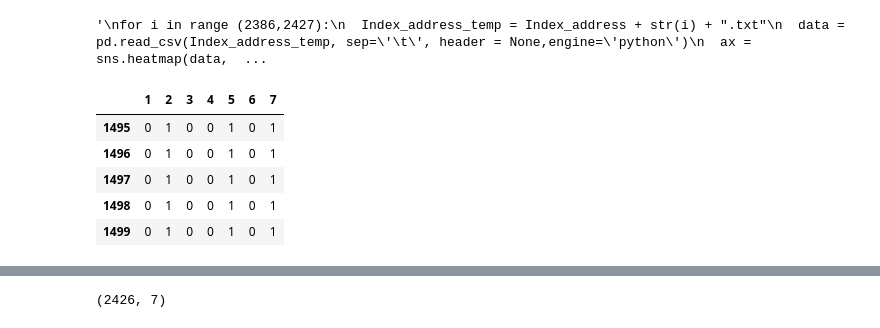
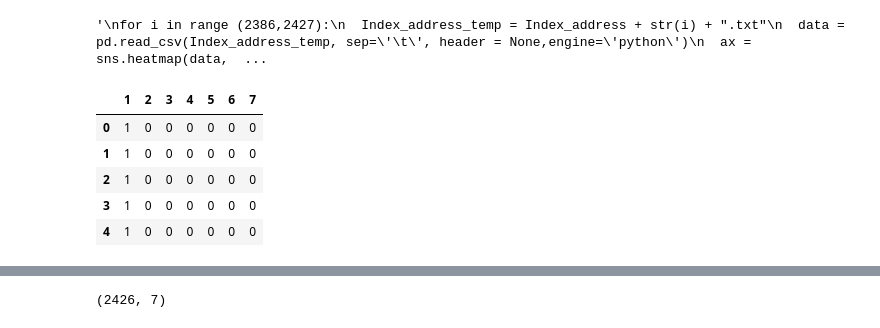
Before and after one commit to vahidzad/FDTD-AIExplain, a Jupyter notebook: Vision.ipynb, the cells around one changed output, grey strips where cells are left out. Saved outputs shown, nothing was run; the diff lists cells and outputs as text; code cells hidden in the pictures.

```diff
--- a/Vision.ipynb
+++ b/Vision.ipynb
@@ -64,11 +49,11 @@ Results = pd.concat([Result1D, Result2D,Result3D])
 Results = Results.drop([0],axis=1)  # get rid of the number of layers for now
 Results_classification = Results.drop([8,9,10],axis=1)
 # %%
-Results_classification.tail()
+Results_classification.head()
 # %% [output]
 |  | 1 | 2 | 3 | 4 | 5 | 6 | 7 |
-| 1495 | 0 | 1 | 0 | 0 | 1 | 0 | 1 |
-| 1496 | 0 | 1 | 0 | 0 | 1 | 0 | 1 |
-| 1497 | 0 | 1 | 0 | 0 | 1 | 0 | 1 |
-| 1498 | 0 | 1 | 0 | 0 | 1 | 0 | 1 |
-| 1499 | 0 | 1 | 0 | 0 | 1 | 0 | 1 |
+| 0 | 1 | 0 | 0 | 0 | 0 | 0 | 0 |
+| 1 | 1 | 0 | 0 | 0 | 0 | 0 | 0 |
+| 2 | 1 | 0 | 0 | 0 | 0 | 0 | 0 |
+| 3 | 1 | 0 | 0 | 0 | 0 | 0 | 0 |
+| 4 | 1 | 0 | 0 | 0 | 0 | 0 | 0 |
```
Also changed, not shown: parts of 52 cells of this notebook.
